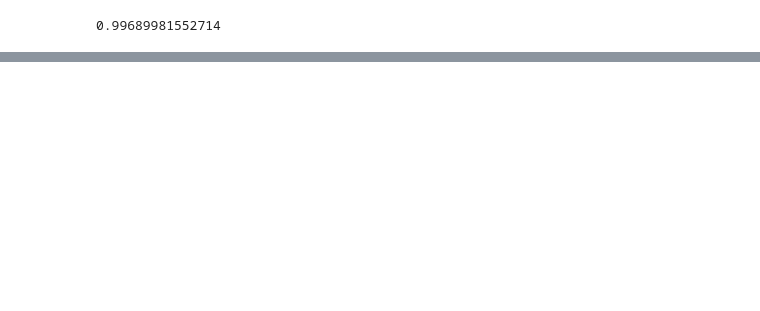
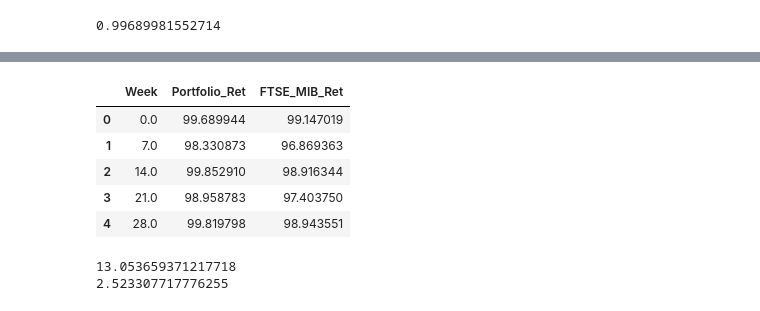
Before and after one commit to Blowdire/Progetto, a Jupyter notebook: Data_Procecssing.ipynb, the cells around one changed output, grey strips where cells are left out. Cells and saved outputs as stored; diff of their text form; code cells hidden in the pictures; blank space fills up the shorter version.

```diff
--- a/Data_Procecssing.ipynb
+++ b/Data_Procecssing.ipynb
@@ -132 +133,28 @@ math.exp(-0.003105)
+# %%
+initial_investment = 100
+portfolio_total_return = 100
+index_total_return = 100
+first = True
+final_returns = pd.DataFrame(columns=["Week","Portfolio_Ret", "FTSE_MIB_Ret"])
+for index, row in final_dataframe.iterrows():
+
+  portfolio_total_return *= math.exp(row["portfolio Weekly Returns"])
+  index_total_return *= math.exp(row["Ftse Mib weekly returns"])
+
+  final_returns.loc[len(final_returns)] = [row["Week"],portfolio_total_return, index_total_return]
+# %%
+final_returns.head()
+# %% [output]
+|  | Week | Portfolio_Ret | FTSE_MIB_Ret |
+| 0 | 0.0 | 99.689944 | 99.147019 |
+| 1 | 7.0 | 98.330873 | 96.869363 |
+| 2 | 14.0 | 99.852910 | 98.916344 |
+| 3 | 21.0 | 98.958783 | 97.403750 |
+| 4 | 28.0 | 99.819798 | 98.943551 |
+# %%
+print(final_returns["Portfolio_Ret"].var())
+print(final_returns["FTSE_MIB_Ret"].var())
+# %% [output]
+13.053659371217718
+2.523307717776255
 # %%
```
Also changed, not shown: parts of 8 cells of this notebook, 8 other files.
